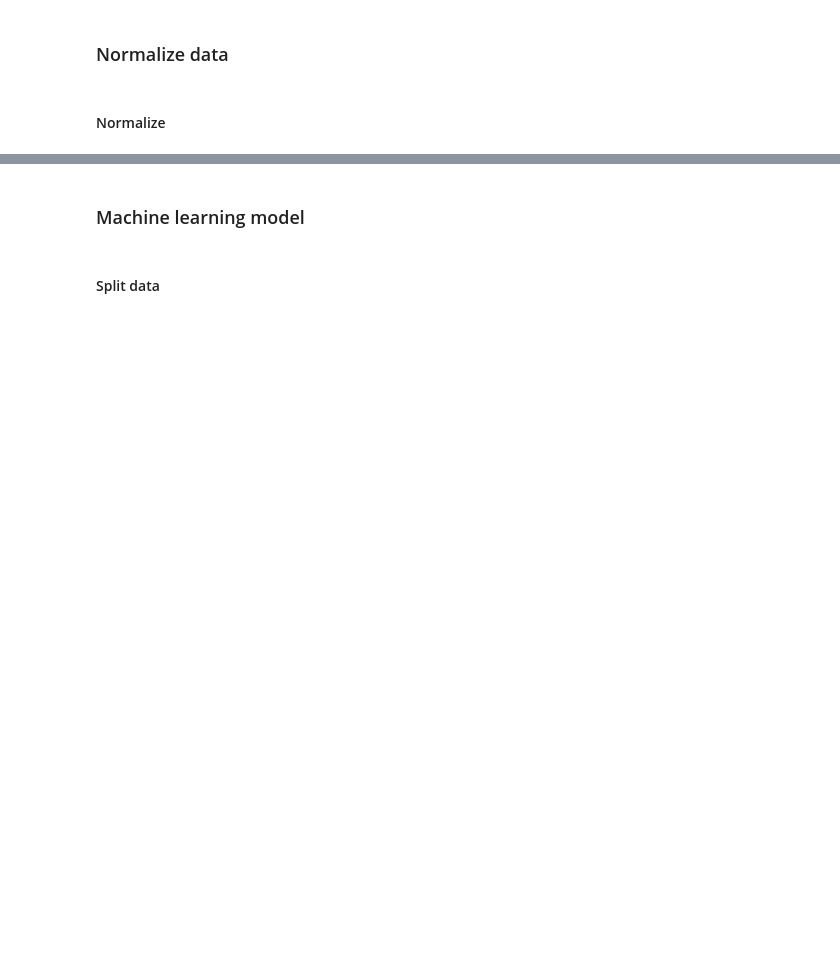
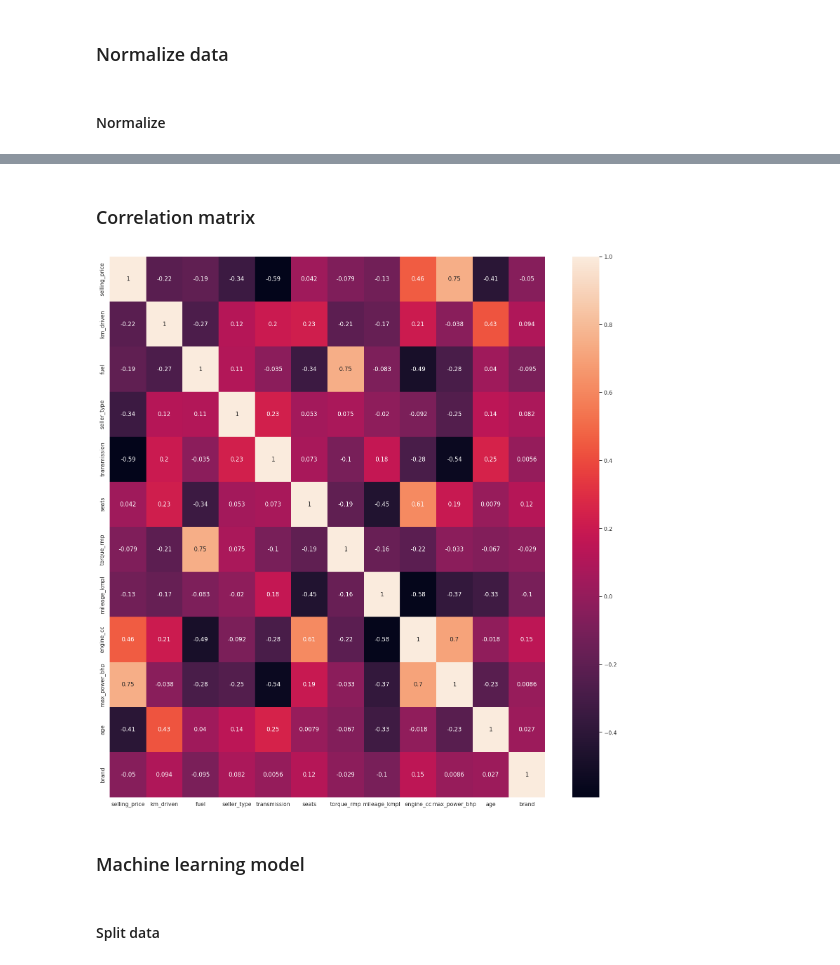
Before and after one commit to iramamy/CarPrice, a Jupyter notebook: carprice_prediction.ipynb, the cells around one changed output, grey strips where cells are left out. Cells and saved outputs as stored; diff of their text form; code cells hidden in the pictures; blank space fills up the shorter version.

```diff
--- a/carprice_prediction.ipynb
+++ b/carprice_prediction.ipynb
@@ -218,3 +243,12 @@ for col in data_copy.columns:
+# %% [markdown]
+### Correlation matrix
+# %%
+corrmat=data_copy.corr()
+top_corr_features=corrmat.index
+plt.figure(figsize=(20,20))
+g=sns.heatmap(data_copy[top_corr_features].corr(),annot=True)
+# %% [output]
+[figure, added]
 # %% [markdown]
 ### Machine learning model
 # %% [markdown]
```
Also changed, not shown: parts of 12 cells of this notebook.
